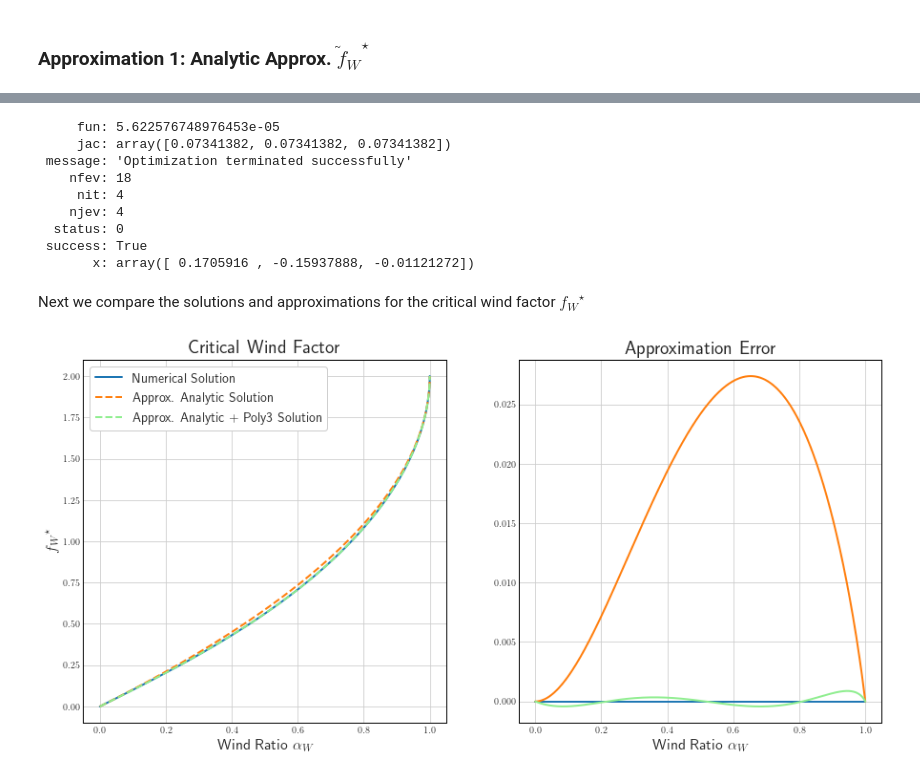
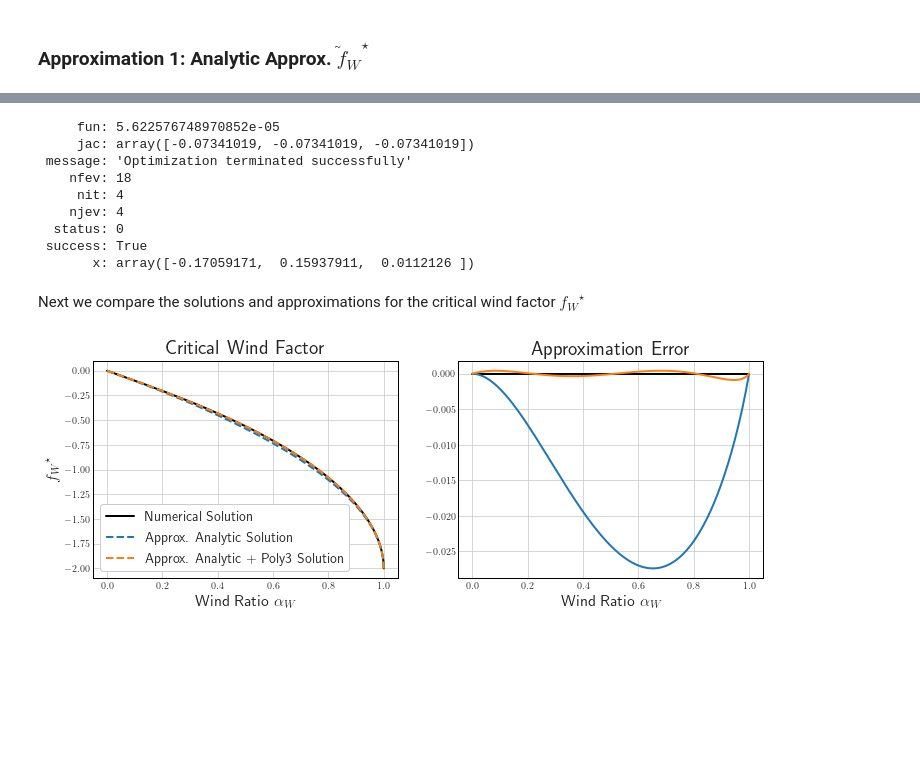
Before and after one commit to tstastny/windy_guidance_stability_analysis, a Jupyter notebook: Stability and Performance of Wind-Aware Path Following Guidance for Small Fixed-Wing Aircraft.ipynb, the cells around one changed output, grey strips where cells are left out. Saved outputs shown, nothing was run; the diff lists cells and outputs as text; code cells hidden in the pictures; blank space fills up the shorter version.

Commit message:
clean up / update primary analysis notebook, flip the sign on numerical solution

```diff
--- a/Stability and Performance of Wind-Aware Path Following Guidance for Small Fixed-Wing Aircraft.ipynb
+++ b/Stability and Performance of Wind-Aware Path Following Guidance for Small Fixed-Wing Aircraft.ipynb
@@ -74,7 +74,7 @@ def eval_f_crit_analytic_approx(a):
     # outputs:
     # fcrit
 
-    return 2*(1 - np.sqrt(1 - a))
+    return -2*(1 - np.sqrt(1 - a))
 
 
 def eval_sum_sq_f_crit_approx_err(c, x, e):
@@ -104,7 +104,7 @@ verbose_sol_output = False  # enable to display each solution status and value
 
 a_solution_failed = False
 for i in range(len_data):
-    sol = optimize.root(eval_df, np.pi/2*0.99, args=(wind_ratio_data[i],))
+    sol = optimize.root(eval_df, -np.pi/2*0.99, args=(wind_ratio_data[i],))
     path_ori_crit_num_sol[i] = sol.x
     if verbose_sol_output:
         print(f'{wind_ratio_data[i]:.2f}' + ':' + str(sol.success) + '; sol = ' + str(sol.x))
@@ -115,7 +115,7 @@ if a_solution_failed:
     print('ERROR: One ore more numerical solutions failed, enable verbose_sol_output and re-run cell.')
 
 # df(a=0) = 0, define a crit orientation at 0 which follows the trend of the other solutions
-path_ori_crit_num_sol[0] = np.pi/2
+path_ori_crit_num_sol[0] = -np.pi/2
 # %% [markdown]
 ### Numerical Solution ${f_W}^\star$
 # %%
@@ -185,49 +185,49 @@ poly_fun = np.poly1d(np.concatenate((c_sol.x, np.array([0]))))
 f_crit_analytic_poly_approx = f_crit_analytic_approx + poly_fun(wind_ratio_data)
 f_crit_analytic_poly_approx_err = f_crit_analytic_poly_approx - f_crit_num_sol
 # %% [output]
-     fun: 5.622576748976453e-05
-     jac: array([0.07341382, 0.07341382, 0.07341382])
+     fun: 5.622576748970852e-05
+     jac: array([-0.07341019, -0.07341019, -0.07341019])
  message: 'Optimization terminated successfully'
     nfev: 18
      nit: 4
     njev: 4
   status: 0
  success: True
-       x: array([ 0.1705916 , -0.15937888, -0.01121272])
+       x: array([-0.17059171,  0.15937911,  0.0112126 ])
 # %% [markdown]
 Next we compare the solutions and approximations for the critical wind factor ${f_W}^\star$
 # %%
 plt.style.use('seaborn-whitegrid')
 plt.rcParams.update({'legend.frameon': True,
                      'legend.framealpha': 1,
                      'legend.facecolor': 'white',
                      'axes.titlesize': 20,
                      'axes.labelsize': 16,
                      'legend.fontsize': 14,
                      'axes.edgecolor': 'black'})
 plot_lw = 2
 
-fig = plt.figure(figsize=(15, 7))
+fig = plt.figure(figsize=(12, 4))
 spec = gridspec.GridSpec(ncols=2, nrows=1, figure=fig)
 
 ax1 = fig.add_subplot(spec[:, 0])
 ax2 = fig.add_subplot(spec[:, 1])
 
-ax1.plot(wind_ratio_data, f_crit_num_sol, linewidth=plot_lw, color='tab:blue', label=r'Numerical Solution')
-ax1.plot(wind_ratio_data, f_crit_analytic_approx, '--', linewidth=plot_lw, color='tab:orange', label=r'Approx. Analytic Solution')
-ax1.plot(wind_ratio_data, f_crit_analytic_poly_approx, '--', linewidth=plot_lw, color='lightgreen', label=r'Approx. Analytic + Poly3 Solution')
+ax1.plot(wind_ratio_data, f_crit_num_sol, linewidth=plot_lw, color='black', label=r'Numerical Solution')
+ax1.plot(wind_ratio_data, f_crit_analytic_approx, '--', linewidth=plot_lw, color='tab:blue', label=r'Approx. Analytic Solution')
+ax1.plot(wind_ratio_data, f_crit_analytic_poly_approx, '--', linewidth=plot_lw, color='tab:orange', label=r'Approx. Analytic + Poly3 Solution')
 ax1.set_ylabel(r'${f_W}^\star$')
 ax1.set_title(r'Critical Wind Factor')
 ax1.set_xlabel(r'Wind Ratio $\alpha_W$')
-ax1.legend(loc="upper left")
+ax1.legend(loc="lower left")
 
-ax2.plot([wind_ratio_data[i] for i in [0, -1]], [0, 0], linewidth=plot_lw, color='tab:blue')
-ax2.plot(wind_ratio_data, f_crit_analytic_approx_err, linewidth=plot_lw, color='tab:orange')
-ax2.plot(wind_ratio_data, f_crit_analytic_poly_approx_err, linewidth=plot_lw, color='lightgreen')
+ax2.plot([wind_ratio_data[i] for i in [0, -1]], [0, 0], linewidth=plot_lw, color='black')
+ax2.plot(wind_ratio_data, f_crit_analytic_approx_err, linewidth=plot_lw, color='tab:blue')
+ax2.plot(wind_ratio_data, f_crit_analytic_poly_approx_err, linewidth=plot_lw, color='tab:orange')
 ax2.set_title(r'Approximation Error')
 # ax2.set_ylabel(r'${f_W}^\star$ Error')
 ax2.set_xlabel(r'Wind Ratio $\alpha_W$')
 
 plt.show()
 # %% [output]
-[figure, old version]
+[figure, new version]
```
Also changed, not shown: parts of 4 cells of this notebook, 1 other file.
